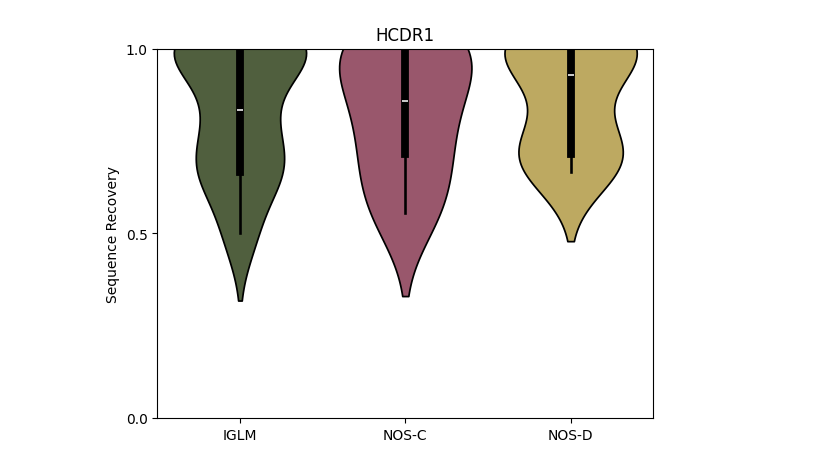
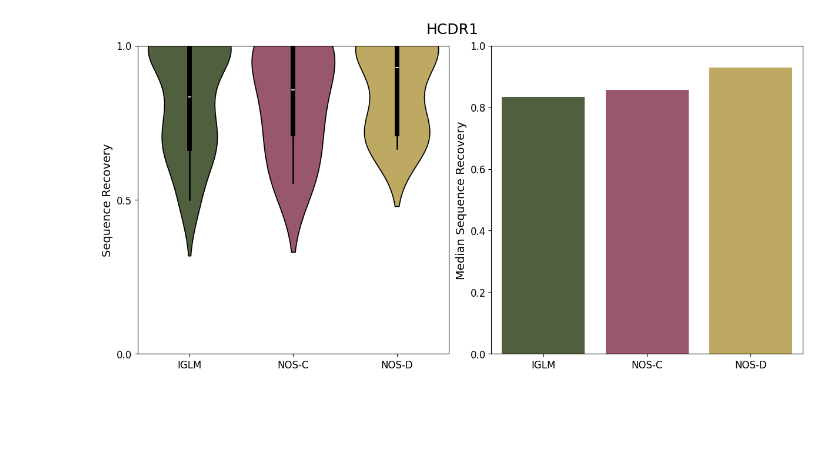
Before and after one commit to shainotshy1/BLISS_Experiments, a Jupyter notebook: NOS/analyze_data.ipynb, the cells around one changed output. Drawn from its saved outputs; the diff is of its cells as text; code cells hidden in the pictures; blank space fills up the shorter version.

Commit message:
improved visuals

```diff
--- a/NOS/analyze_data.ipynb
+++ b/NOS/analyze_data.ipynb
@@ -6,42 +6,60 @@ import matplotlib.pyplot as plt
 
 def get_col(fn, sample_tag, col_name):
     df = pd.read_csv(fn)
     return df[df['sample_tag'] == sample_tag][col_name].values
 
 sample = 'chothia_hcdr1'
 
 iglm_fn = 'data/iglm_fixed_samples_labeled.csv'
 iglm_data = get_col(iglm_fn, sample, 'seq_recovery')
-
+iglm_med = np.median(iglm_data)
 
 nosc_fn = 'data/gaussian_fixed_length=True_samples_labeled.csv'
 nosc_data = get_col(nosc_fn, sample, 'seq_recovery')
+nosc_med = np.median(nosc_data)
 
 nosd_fn = 'data/mlm_fixed_length=True_samples_labeled.csv'
 nosd_data = get_col(nosd_fn, sample, 'seq_recovery')
+nosd_med = np.median(nosd_data)
 
-data = {
+data_violin = {
     'IGLM': iglm_data,
     'NOS-C': nosc_data,
     'NOS-D': nosd_data
 }
 
+data_bar = {
+    'Algorithm': ['IGLM', 'NOS-C', 'NOS-D'],
+    'Median Sequence Recovery': [iglm_med, nosc_med, nosd_med]
+}
+
+
+fig, axes = plt.subplots(1, 2, figsize=(12, 6), layout='constrained')
+
 group_names = []
 values = []
-for group, samples in data.items():
+for group, samples in data_violin.items():
     group_names.extend([group] * len(samples))
     values.extend(samples)
 
-df = pd.DataFrame({"HCDR1": group_names, "SeqRecovery": values})
+df_v = pd.DataFrame({"Algorithm": group_names, "Sequence Recovery": values})
+sns.violinplot(x='Algorithm', y='Sequence Recovery', data=df_v, inner='box', palette=['#506538', '#A44C68', '#CCB252'], hue='Algorithm', linecolor='black', ax=axes[0])
+axes[0].set_ylim(top=1)
+axes[0].set_xlabel('')
+axes[0].set_ylabel('Sequence Recovery', fontsize=14)
+axes[0].tick_params(axis='both', which='major', labelsize=12)
+axes[0].set_yticks(np.linspace(0, 1, 3))
 
-sns.violinplot(x='HCDR1', y='SeqRecovery', data=df, inner='box', palette=['#506538', '#A44C68', '#CCB252'], hue='HCDR1', linecolor='black')
+df_b = pd.DataFrame(data_bar)
+sns.barplot(x='Algorithm', y='Median Sequence Recovery', data=df_b, palette=['#506538', '#A44C68', '#CCB252'], hue='Algorithm', ax=axes[1])
+axes[0].set_ylim(top=1)
+axes[1].set_xlabel('')
+axes[1].set_ylabel('Median Sequence Recovery', fontsize=14)
+axes[1].tick_params(axis='both', which='major', labelsize=12)
+axes[1].set_yticks(np.linspace(0, 1, 6))
 
-max_seq_recov = max([np.max(d) for d in data.values()])
-plt.ylim(top=max_seq_recov)
-plt.title('HCDR1')
-plt.xlabel('')
-plt.ylabel('Sequence Recovery')
-plt.yticks(np.linspace(0, 1, 3))
+fig.suptitle('HCDR1', fontsize=18)
+
 plt.show()
 # %% [output]
-[figure, old version]
+[figure, new version]
```
